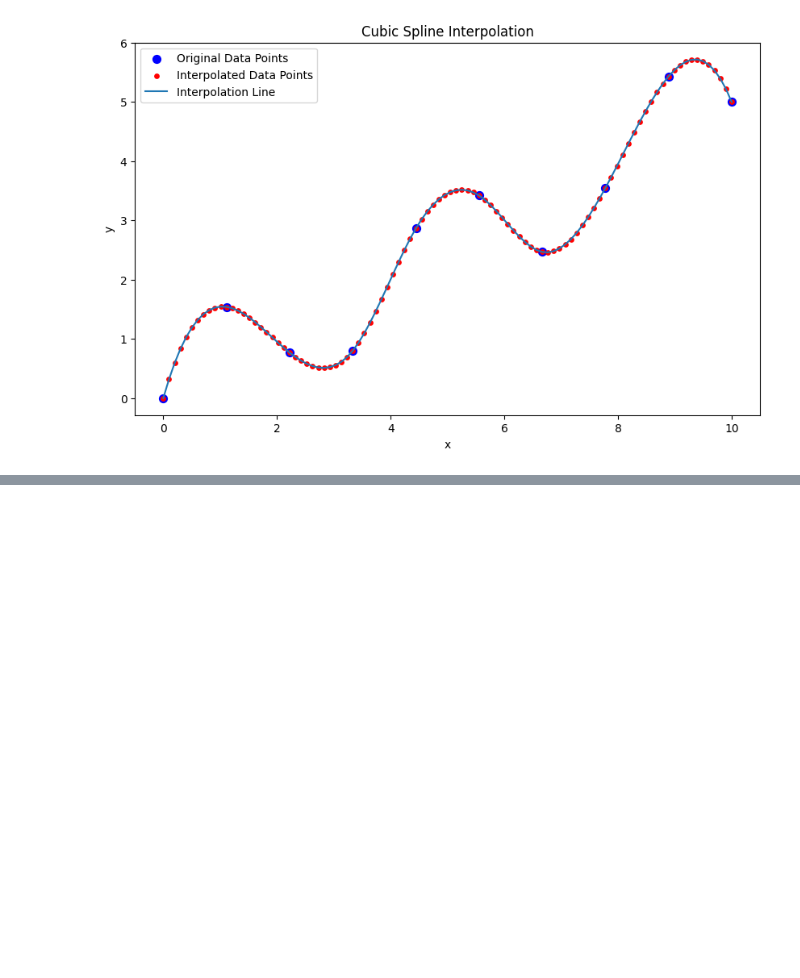
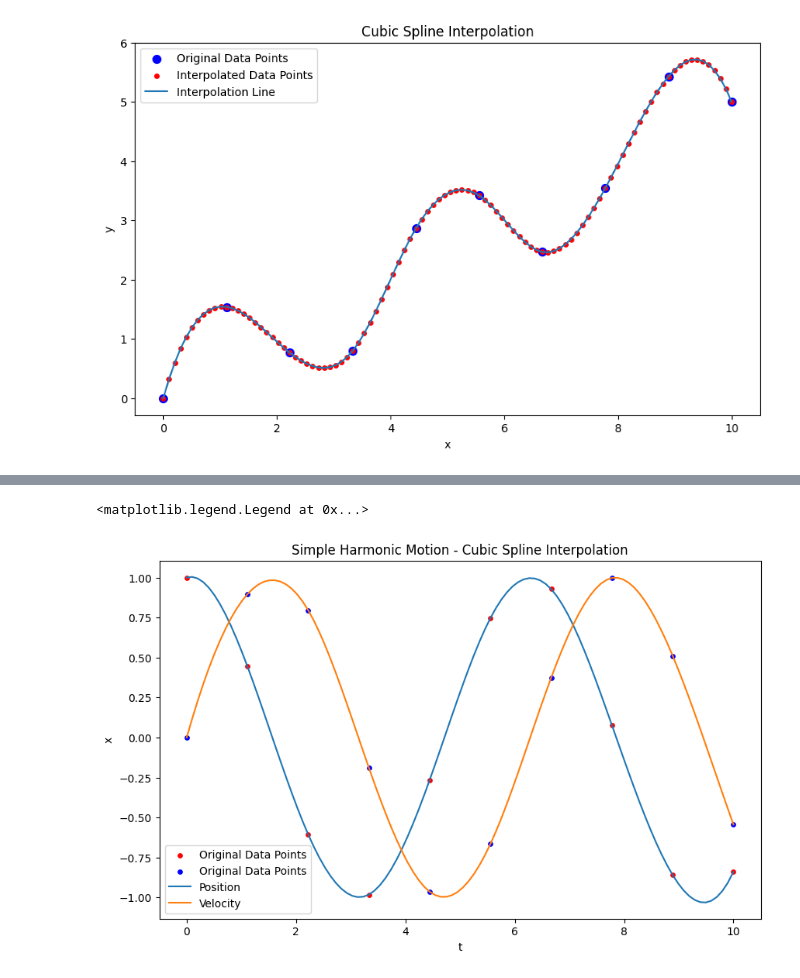
Before and after one commit to Aradhikaaa/Interpolation, a Jupyter notebook: hw1.ipynb, the cells around one changed output, grey strips where cells are left out. Saved outputs shown, nothing was run; the diff lists cells and outputs as text; code cells hidden in the pictures; blank space fills up the shorter version.

```diff
--- a/hw1.ipynb
+++ b/hw1.ipynb
@@ -133,0 +179,24 @@ plt.plot(x,rel_err_cs)
+# %%
+x=func_x(t)
+g=CubicSpline(t,x)
+t_new=np.linspace(0,10,100)
+x_new = [g(xi) for xi in t_new]
+
+
+v=func_v(t)
+h=CubicSpline(t,v)
+t_new=np.linspace(0,10,100)
+v_new=[h(xi) for xi in t_new]
+
+plt.figure(figsize=(10,6))
+plt.title('Simple Harmonic Motion - Cubic Spline Interpolation')
+plt.scatter(t,x, color='red',s=15,label="Original Data Points")
+plt.scatter(t,v, color='blue',s=15,label="Original Data Points")
+plt.plot(t_new,x_new,label='Position')
+plt.plot(t_new,v_new,label='Velocity')
+plt.xlabel('t')
+plt.ylabel('x')
+plt.legend()
+# %% [output]
+<matplotlib.legend.Legend at 0x...>
+[figure, added]
```
Also changed, not shown: parts of 3 cells of this notebook.
